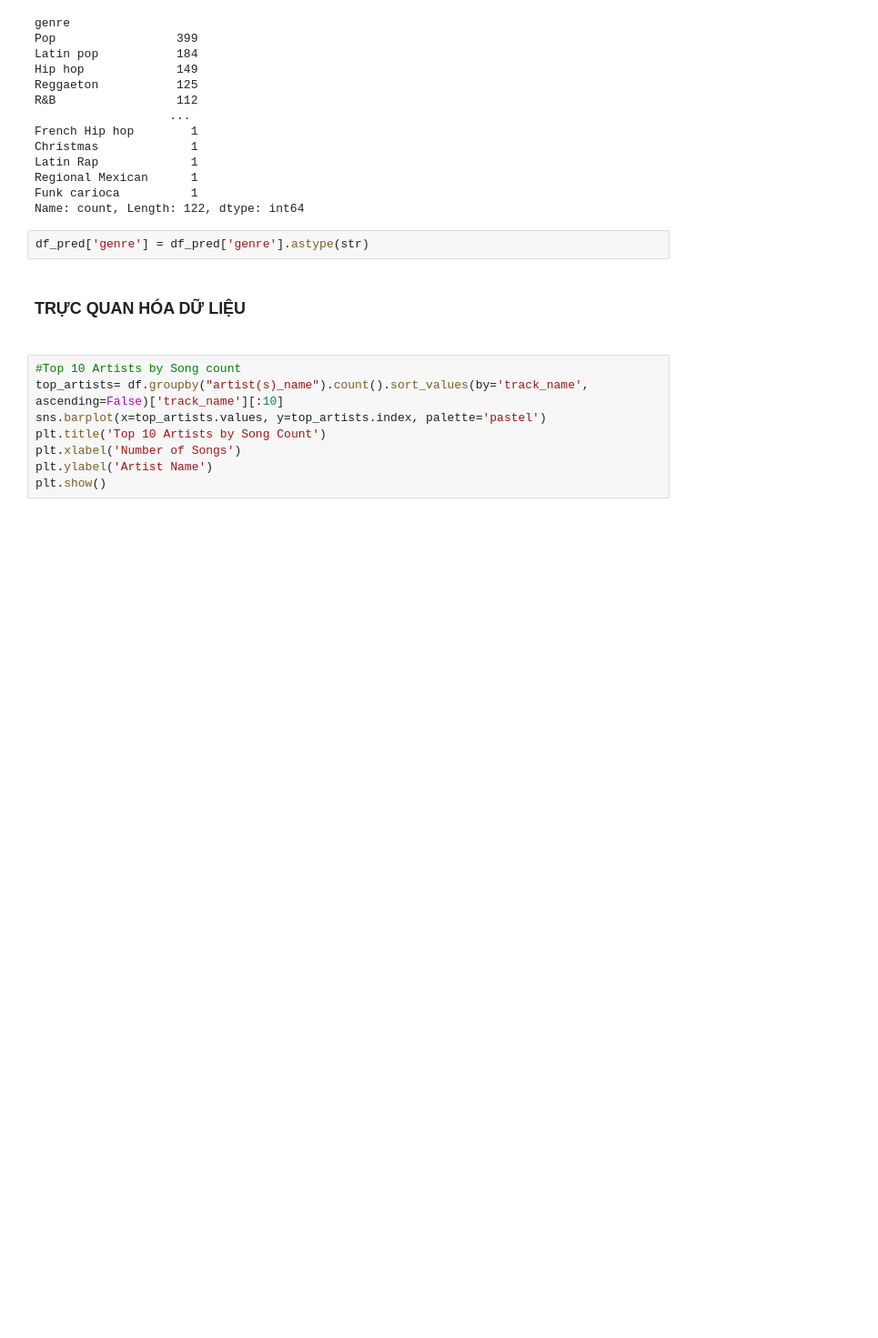
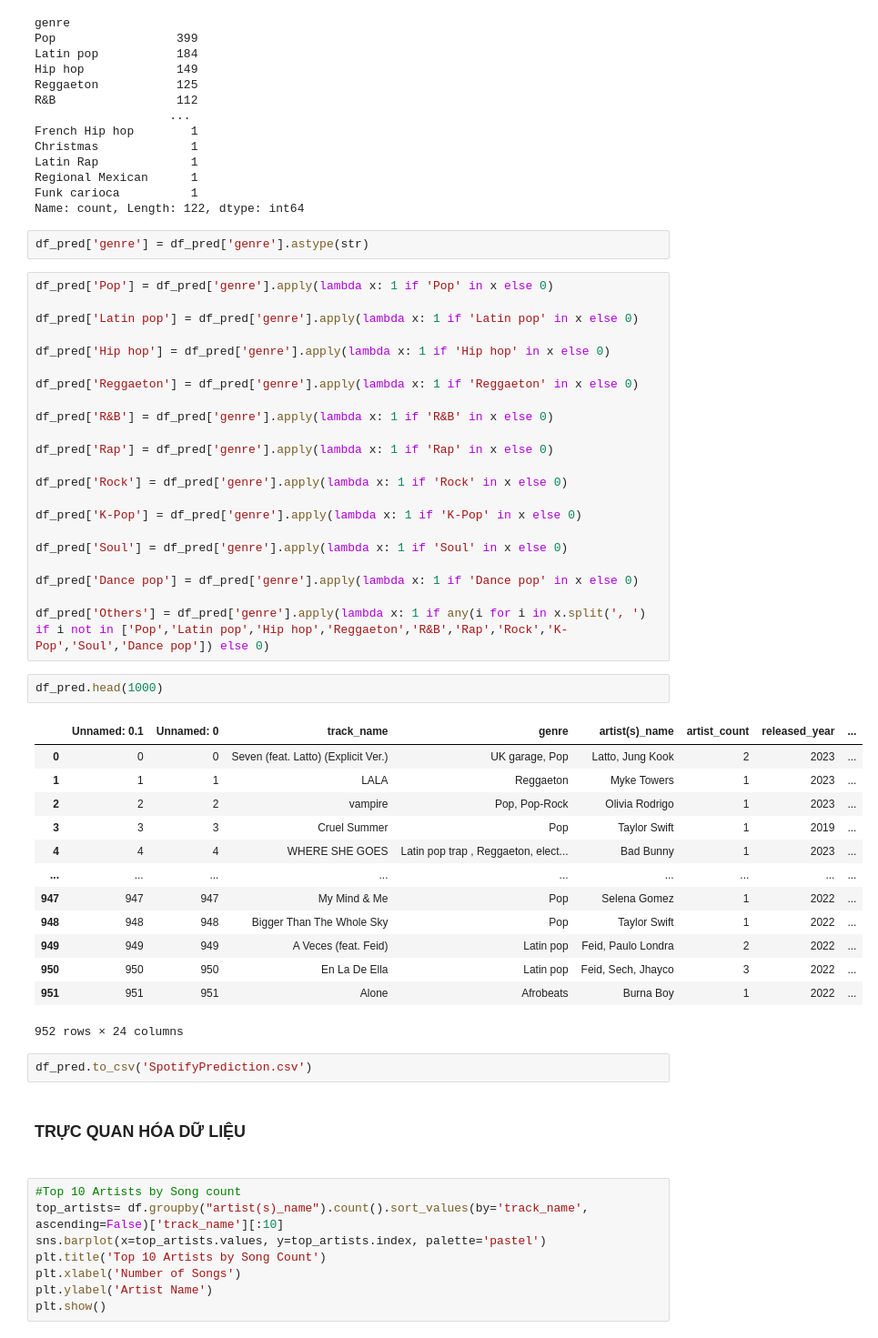
Before and after one commit to ngocmaj/PTDL, a Jupyter notebook: spotify.ipynb, the cells around one changed output. Shown at 91% size. Drawn from its saved outputs; the diff is of its cells as text; blank space fills up the shorter version.

```diff
--- a/spotify.ipynb
+++ b/spotify.ipynb
@@ -271,6 +273,46 @@ Funk carioca          1
 Name: count, Length: 122, dtype: int64
 # %%
 df_pred['genre'] = df_pred['genre'].astype(str)
+# %%
+df_pred['Pop'] = df_pred['genre'].apply(lambda x: 1 if 'Pop' in x else 0)
+
+df_pred['Latin pop'] = df_pred['genre'].apply(lambda x: 1 if 'Latin pop' in x else 0)
+
+df_pred['Hip hop'] = df_pred['genre'].apply(lambda x: 1 if 'Hip hop' in x else 0)
+
+df_pred['Reggaeton'] = df_pred['genre'].apply(lambda x: 1 if 'Reggaeton' in x else 0)
+
+df_pred['R&B'] = df_pred['genre'].apply(lambda x: 1 if 'R&B' in x else 0)
+
+df_pred['Rap'] = df_pred['genre'].apply(lambda x: 1 if 'Rap' in x else 0)
+
+df_pred['Rock'] = df_pred['genre'].apply(lambda x: 1 if 'Rock' in x else 0)
+
+df_pred['K-Pop'] = df_pred['genre'].apply(lambda x: 1 if 'K-Pop' in x else 0)
+
+df_pred['Soul'] = df_pred['genre'].apply(lambda x: 1 if 'Soul' in x else 0)
+
+df_pred['Dance pop'] = df_pred['genre'].apply(lambda x: 1 if 'Dance pop' in x else 0)
+
+df_pred['Others'] = df_pred['genre'].apply(lambda x: 1 if any(i for i in x.split(', ') if i not in ['Pop','Latin pop','Hip hop','Reggaeton','R&B','Rap','Rock','K-Pop','Soul','Dance pop']) else 0)
+# %%
+df_pred.head(1000)
+# %% [output]
+|  | Unnamed: 0.1 | Unnamed: 0 | track_name | genre | artist(s)_name | artist_count | released_year | ... |
+| 0 | 0 | 0 | Seven (feat. Latto) (Explicit Ver.) | UK garage, Pop | Latto, Jung Kook | 2 | 2023 | ... |
+| 1 | 1 | 1 | LALA | Reggaeton | Myke Towers | 1 | 2023 | ... |
+| 2 | 2 | 2 | vampire | Pop, Pop-Rock | Olivia Rodrigo | 1 | 2023 | ... |
+| 3 | 3 | 3 | Cruel Summer | Pop | Taylor Swift | 1 | 2019 | ... |
+| 4 | 4 | 4 | WHERE SHE GOES | Latin pop trap , Reggaeton, elect... | Bad Bunny | 1 | 2023 | ... |
+| ... | ... | ... | ... | ... | ... | ... | ... | ... |
+| 947 | 947 | 947 | My Mind & Me | Pop | Selena Gomez | 1 | 2022 | ... |
+| 948 | 948 | 948 | Bigger Than The Whole Sky | Pop | Taylor Swift | 1 | 2022 | ... |
+| 949 | 949 | 949 | A Veces (feat. Feid) | Latin pop | Feid, Paulo Londra | 2 | 2022 | ... |
+| 950 | 950 | 950 | En La De Ella | Latin pop | Feid, Sech, Jhayco | 3 | 2022 | ... |
+| 951 | 951 | 951 | Alone | Afrobeats | Burna Boy | 1 | 2022 | ... |
+952 rows × 24 columns
+# %%
+df_pred.to_csv('SpotifyPrediction.csv')
 # %% [markdown]
 <h3>TRỰC QUAN HÓA DỮ LIỆU<h3>
 # %%
```
Also changed, not shown: parts of 7 cells of this notebook.
